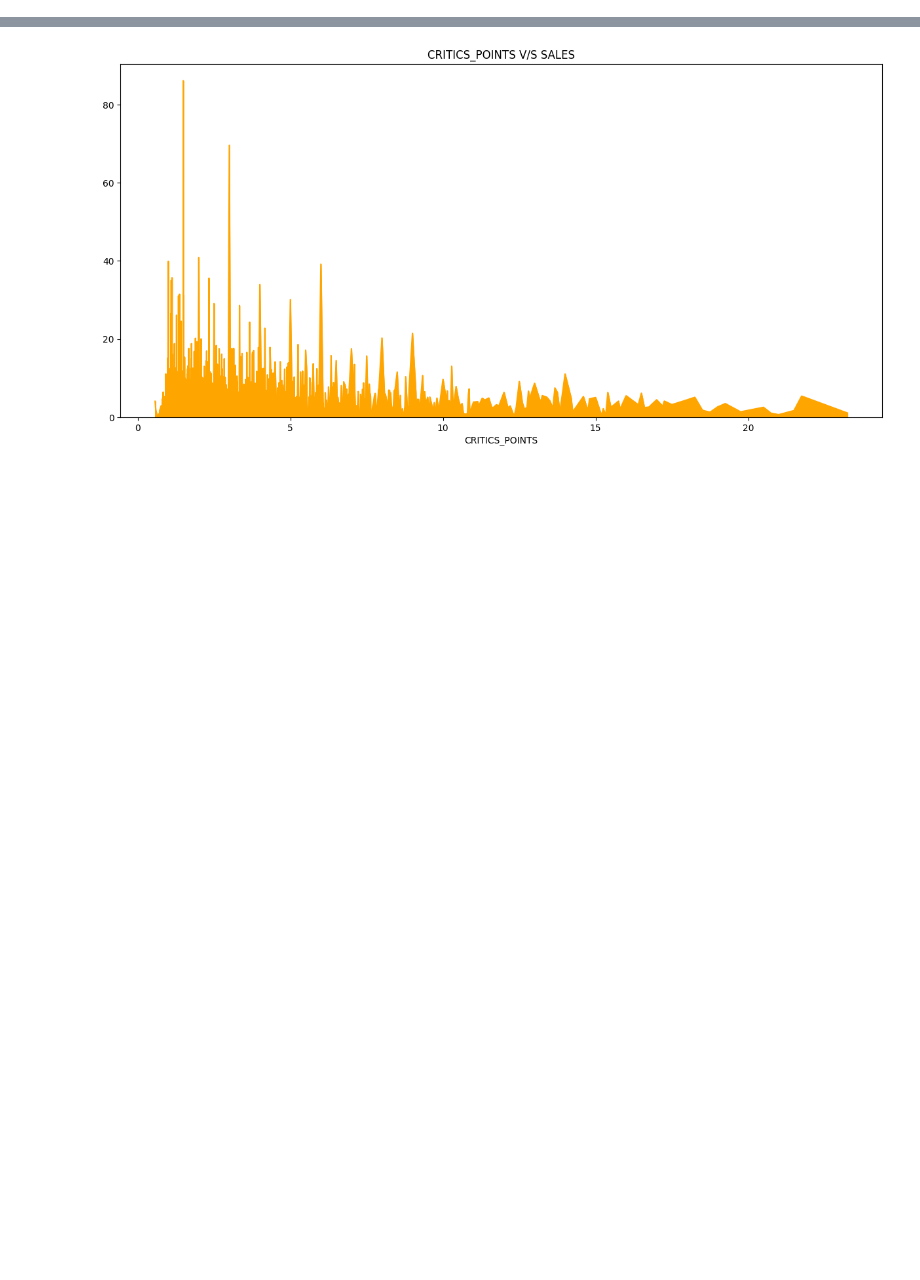
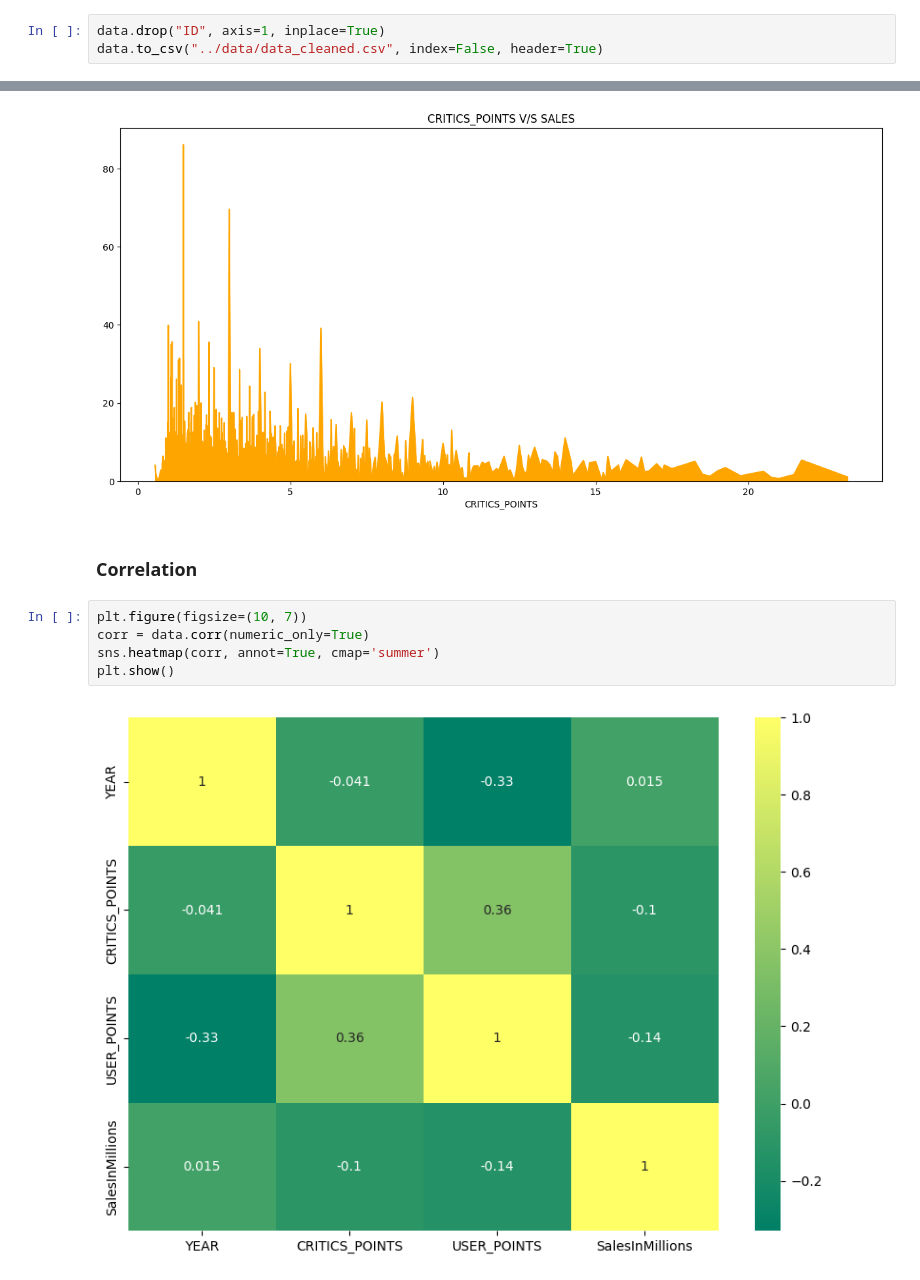
Before and after one commit to amulyaprasanth/sales_prediction_using_machine_learning, a Jupyter notebook: notebooks/EDA_Sales_Price_Prediction.ipynb, the cells around one changed output, grey strips where cells are left out. Saved outputs shown, nothing was run; the diff lists cells and outputs as text; blank space fills up the shorter version.

```diff
--- a/notebooks/EDA_Sales_Price_Prediction.ipynb
+++ b/notebooks/EDA_Sales_Price_Prediction.ipynb
@@ -162,3 +164,6 @@ data.describe()
+# %%
+data.drop("ID", axis=1, inplace=True)
+data.to_csv("../data/data_cleaned.csv", index=False, header=True)
 # %% [markdown]
 ### Exploring the data
 # %%
@@ -373,3 +411,12 @@ plt.ylabel("")
 plt.show()
 # %% [output]
 [figure]
+# %% [markdown]
+### Correlation
+# %%
+plt.figure(figsize=(10, 7))
+corr = data.corr(numeric_only=True)
+sns.heatmap(corr, annot=True, cmap='summer')
+plt.show()
+# %% [output]
+[figure, added]
```
Also changed, not shown: parts of 6 cells of this notebook, 4 other files.
